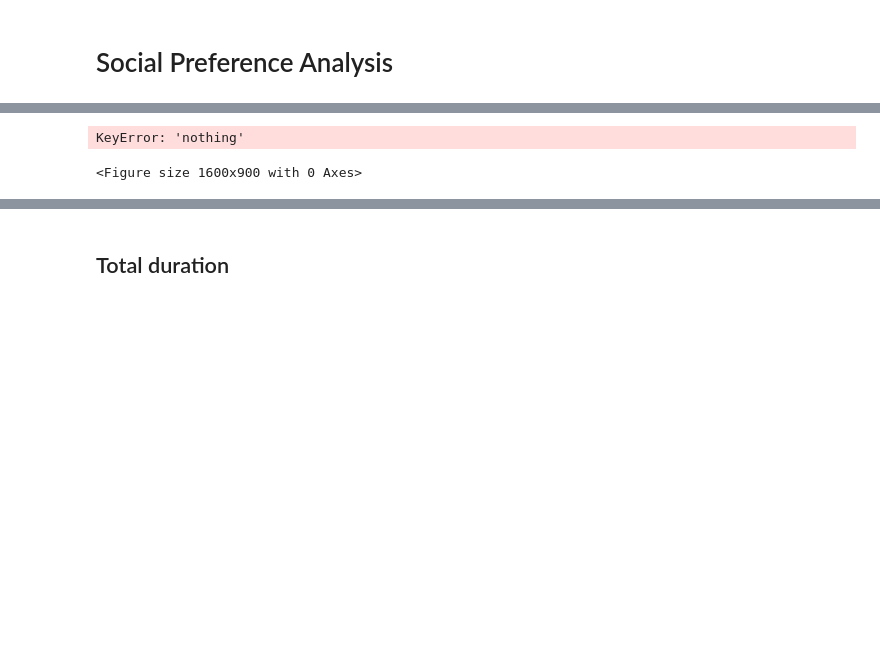
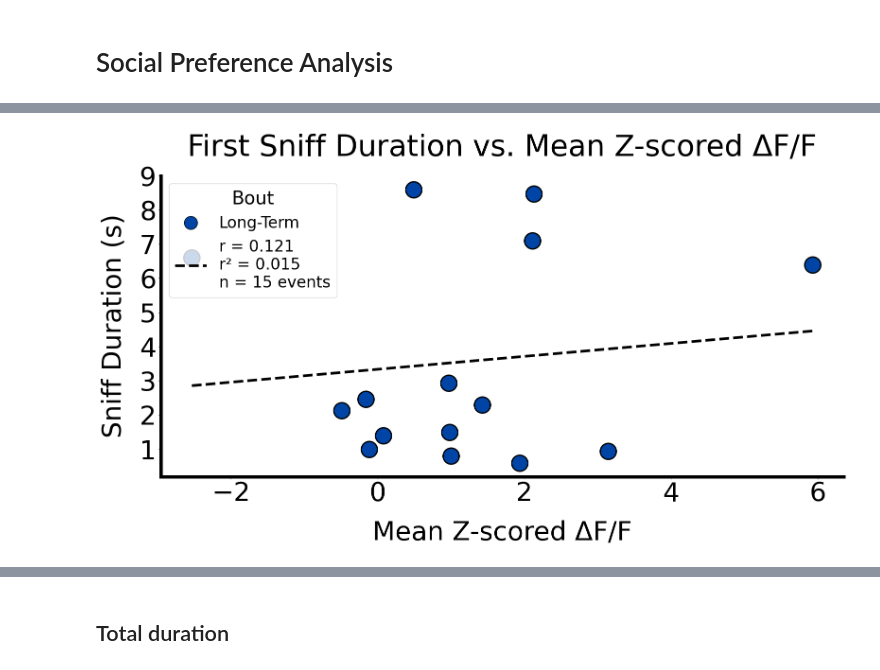
Before and after one commit to AlbertLeei/PCLAB_Photometry, a Jupyter notebook: P2_Code/social_pref/social_pref_analysis.ipynb, the cells around one changed output, grey strips where cells are left out. Cells and saved outputs as stored; diff of their text form; code cells hidden in the pictures; blank space fills up the shorter version.

```diff
--- a/P2_Code/social_pref/social_pref_analysis.ipynb
+++ b/P2_Code/social_pref/social_pref_analysis.ipynb
@@ -71,5 +77,4 @@ Removed time segment from 182.6s to 191.6s.
-# %%
-group_data.sp_scatter_plot_behavior_vs_da(bouts=[ 'nothing','short_term','long_term','novel'], behavior= 'sniff')
-# %% [output]
-KeyError: 'nothing'
-<Figure size 1600x900 with 0 Axes>
+# %%
+group_data.sp_plot_first_investigation_vs_zscore_4s(behavior_name='sniff',bouts=['long_term'])
+# %% [output]
+[figure, added]
```
Also changed, not shown: parts of 9 cells of this notebook, 19 other files.
